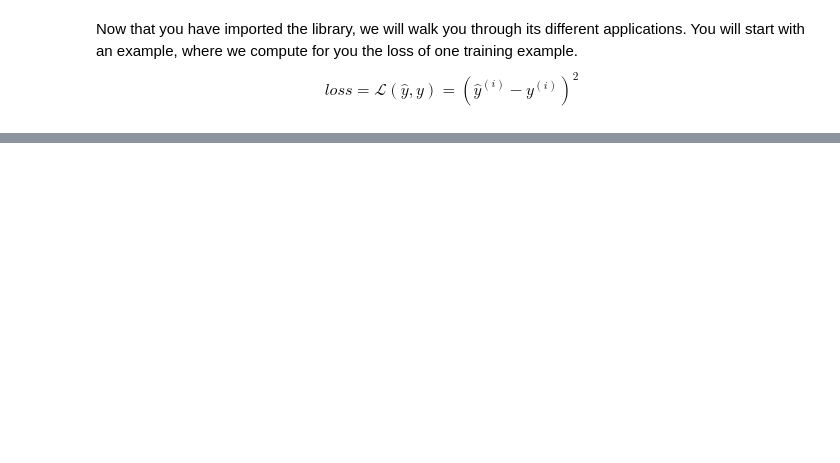
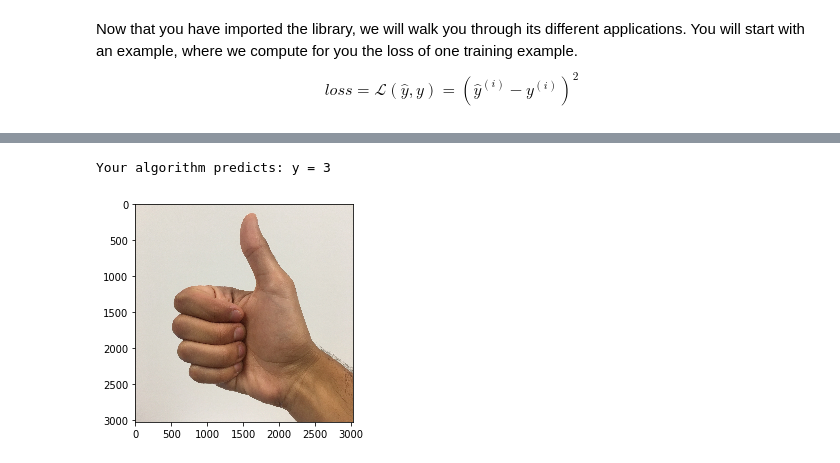
Before and after one commit to xinthink/coursera-deeplearning, a Jupyter notebook: 02-dnn/week03/week03.ipynb, the cells around one changed output, grey strips where cells are left out. Saved outputs shown, nothing was run; the diff lists cells and outputs as text; code cells hidden in the pictures; blank space fills up the shorter version.

```diff
--- a/02-dnn/week03/week03.ipynb
+++ b/02-dnn/week03/week03.ipynb
@@ -49,0 +69,3 @@ AttributeError: module 'tensorflow' has no attribute 'global_variables_initializ
+# %%
+sess = tf.Session()
+print(sess.run(c))
@@ -49,0 +840,26 @@ AttributeError: module 'tensorflow' has no attribute 'global_variables_initializ
+# %%
+import scipy
+from PIL import Image
+# from scipy import ndimage
+
+## START CODE HERE ## (PUT YOUR IMAGE NAME)
+my_image = "thumbs_up.jpg"
+## END CODE HERE ##
+
+# We preprocess your image to fit your algorithm.
+fname = "images/" + my_image
+# image = np.array(ndimage.imread(fname, flatten=False))
+# image = image/255.
+# my_image = scipy.misc.imresize(image, size=(64,64)).reshape((1, 64*64*3)).T
+num_px = 64
+image = Image.open(fname)
+my_image = np.array(image.resize(size=(num_px, num_px))).reshape((num_px * num_px * 3, 1))
+my_image = my_image/255.
+
+my_image_prediction = predict(my_image, parameters)
+
+plt.imshow(image)
+print("Your algorithm predicts: y =", np.squeeze(my_image_prediction))
+# %% [output]
+Your algorithm predicts: y = 3
+[figure, added]
```
Also changed, not shown: parts of 32 cells of this notebook, 4 other files.
